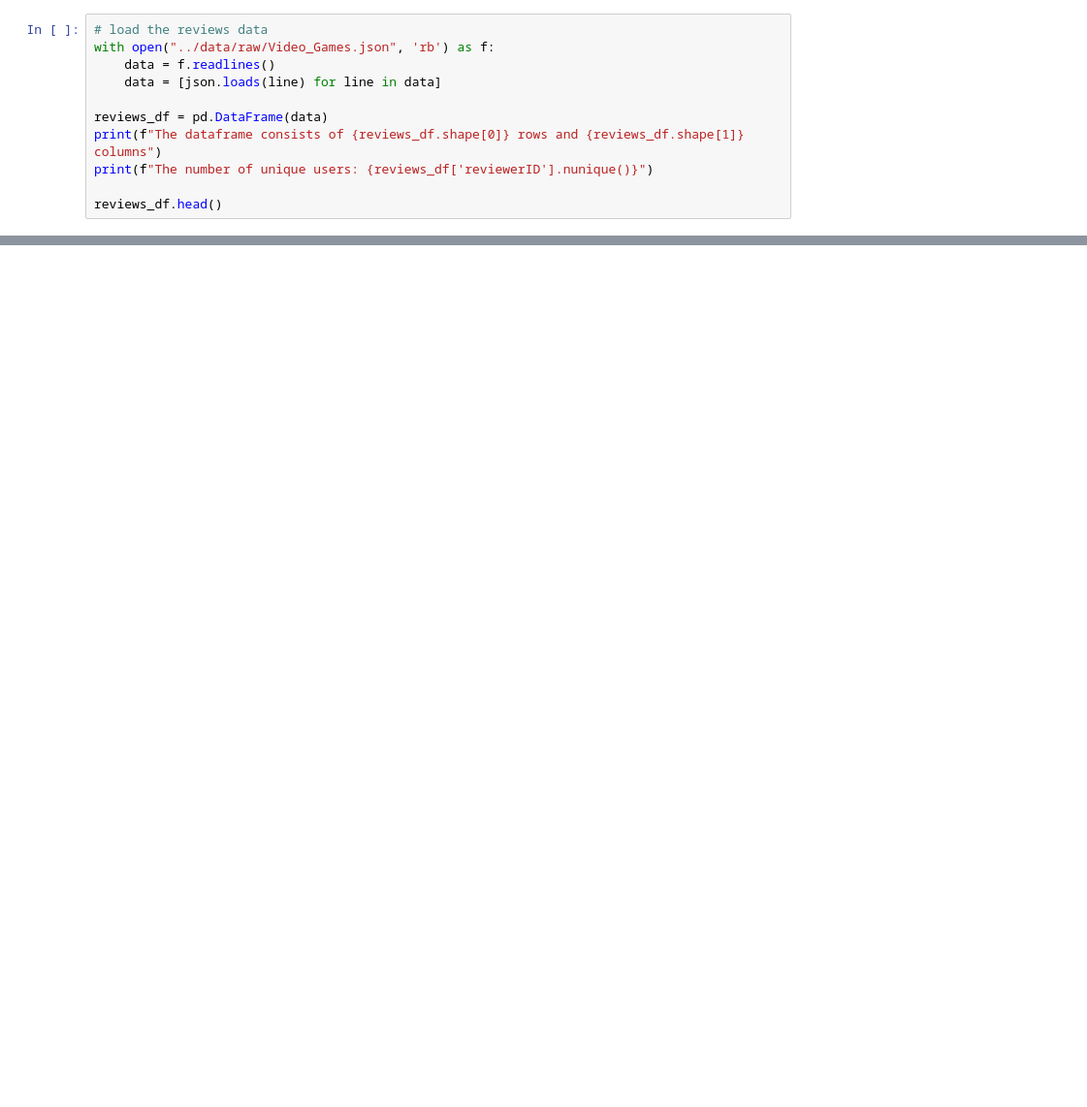
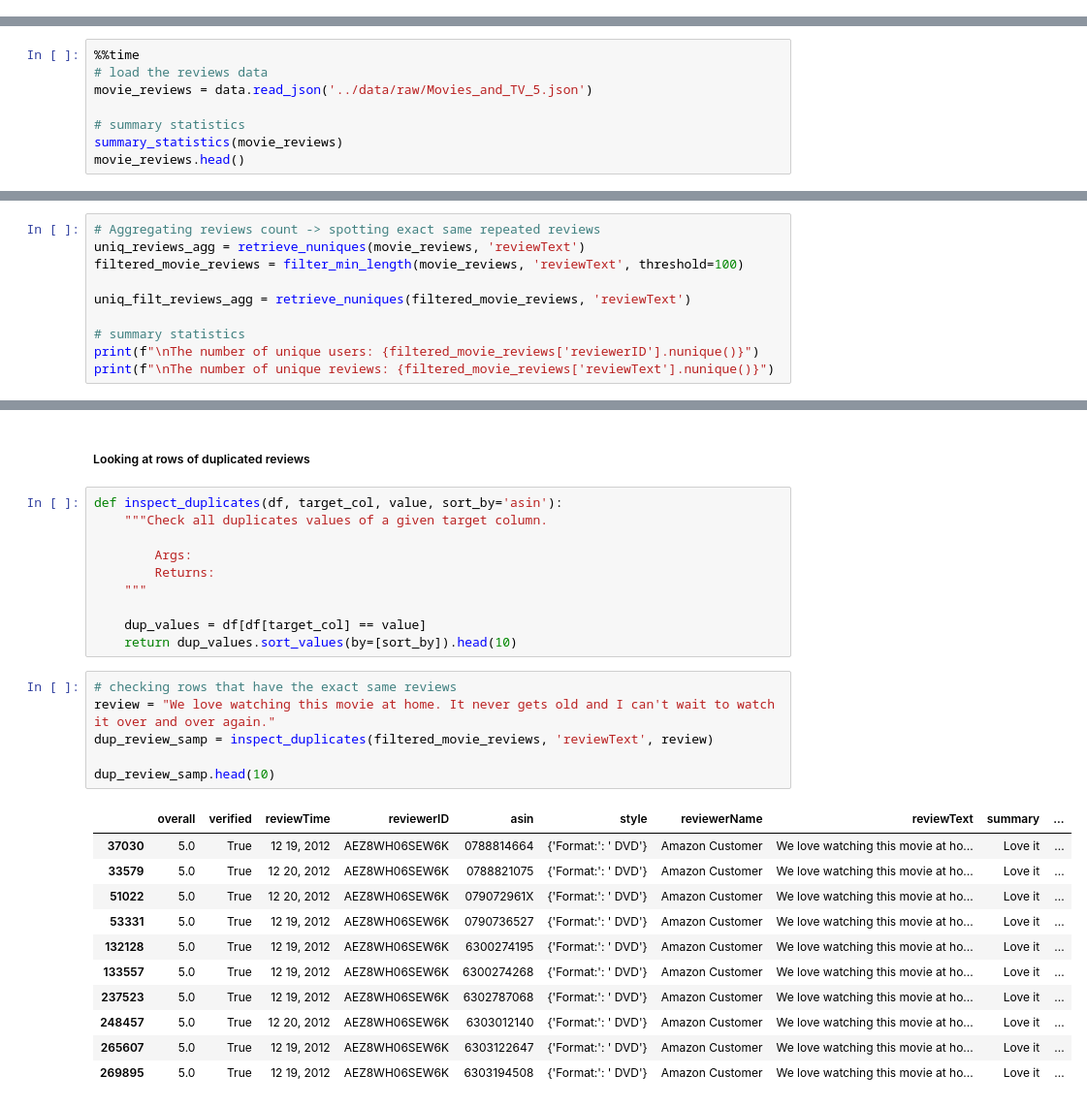
Before and after one commit to wtlow003/recommendation-systems, a Jupyter notebook: projects/product-reviews-recommender/notebooks/01-lwt-initial-exploratory-data-analysis.ipynb, the cells around one changed output, grey strips where cells are left out. Shown: that part at 97% size. Drawn from its saved outputs; the diff is of its cells as text; blank space fills up the shorter version.

```diff
--- a/projects/product-reviews-recommender/notebooks/01-lwt-initial-exploratory-data-analysis.ipynb
+++ b/projects/product-reviews-recommender/notebooks/01-lwt-initial-exploratory-data-analysis.ipynb
@@ -10,11 +0,0 @@ from pprint import pprint
-# %%
-# load the reviews data
-with open("../data/raw/Video_Games.json", 'rb') as f:
-    data = f.readlines()
-    data = [json.loads(line) for line in data]
-
-reviews_df = pd.DataFrame(data)
-print(f"The dataframe consists of {reviews_df.shape[0]} rows and {reviews_df.shape[1]} columns")
-print(f"The number of unique users: {reviews_df['reviewerID'].nunique()}")
-
-reviews_df.head()
@@ -398,0 +28,8 @@ plt.show()
+# %%
+%%time
+# load the reviews data
+movie_reviews = data.read_json('../data/raw/Movies_and_TV_5.json')
+
+# summary statistics
+summary_statistics(movie_reviews)
+movie_reviews.head()
@@ -398,0 +115,10 @@ plt.show()
+# %%
+# Aggregating reviews count -> spotting exact same repeated reviews
+uniq_reviews_agg = retrieve_nuniques(movie_reviews, 'reviewText')
+filtered_movie_reviews = filter_min_length(movie_reviews, 'reviewText', threshold=100)
+
+uniq_filt_reviews_agg = retrieve_nuniques(filtered_movie_reviews, 'reviewText')
+
+# summary statistics
+print(f"\nThe number of unique users: {filtered_movie_reviews['reviewerID'].nunique()}")
+print(f"\nThe number of unique reviews: {filtered_movie_reviews['reviewText'].nunique()}")
@@ -398,0 +143,30 @@ plt.show()
+# %% [markdown]
+##### Looking at rows of duplicated reviews
+# %%
+def inspect_duplicates(df, target_col, value, sort_by='asin'):
+    """Check all duplicates values of a given target column.
+
+        Args:
+        Returns:
+    """
+
+    dup_values = df[df[target_col] == value]
+    return dup_values.sort_values(by=[sort_by]).head(10)
+# %%
+# checking rows that have the exact same reviews
+review = "We love watching this movie at home. It never gets old and I can't wait to watch it over and over again."
+dup_review_samp = inspect_duplicates(filtered_movie_reviews, 'reviewText', review)
+
+dup_review_samp.head(10)
+# %% [output]
+|  | overall | verified | reviewTime | reviewerID | asin | style | reviewerName | reviewText | summary | ... |
+| 37030 | 5.0 | True | 12 19, 2012 | AEZ8WH06SEW6K | 0788814664 | {'Format:': ' DVD'} | Amazon Customer | We love watching this movie at ho... | Love it | ... |
+| 33579 | 5.0 | True | 12 20, 2012 | AEZ8WH06SEW6K | 0788821075 | {'Format:': ' DVD'} | Amazon Customer | We love watching this movie at ho... | Love it | ... |
+| 51022 | 5.0 | True | 12 20, 2012 | AEZ8WH06SEW6K | 079072961X | {'Format:': ' DVD'} | Amazon Customer | We love watching this movie at ho... | Love it | ... |
+| 53331 | 5.0 | True | 12 19, 2012 | AEZ8WH06SEW6K | 0790736527 | {'Format:': ' DVD'} | Amazon Customer | We love watching this movie at ho... | Love it | ... |
+| 132128 | 5.0 | True | 12 19, 2012 | AEZ8WH06SEW6K | 6300274195 | {'Format:': ' DVD'} | Amazon Customer | We love watching this movie at ho... | Love it | ... |
+| 133557 | 5.0 | True | 12 19, 2012 | AEZ8WH06SEW6K | 6300274268 | {'Format:': ' DVD'} | Amazon Customer | We love watching this movie at ho... | Love it | ... |
+| 237523 | 5.0 | True | 12 19, 2012 | AEZ8WH06SEW6K | 6302787068 | {'Format:': ' DVD'} | Amazon Customer | We love watching this movie at ho... | Love it | ... |
+| 248457 | 5.0 | True | 12 20, 2012 | AEZ8WH06SEW6K | 6303012140 | {'Format:': ' DVD'} | Amazon Customer | We love watching this movie at ho... | Love it | ... |
+| 265607 | 5.0 | True | 12 19, 2012 | AEZ8WH06SEW6K | 6303122647 | {'Format:': ' DVD'} | Amazon Customer | We love watching this movie at ho... | Love it | ... |
+| 269895 | 5.0 | True | 12 19, 2012 | AEZ8WH06SEW6K | 6303194508 | {'Format:': ' DVD'} | Amazon Customer | We love watching this movie at ho... | Love it | ... |
```
Also changed, not shown: parts of 67 cells of this notebook.
